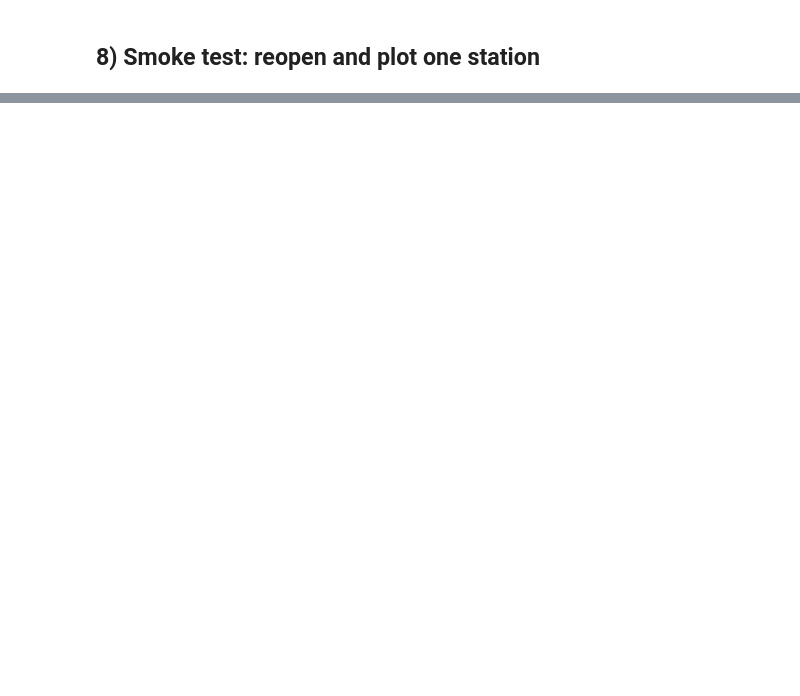
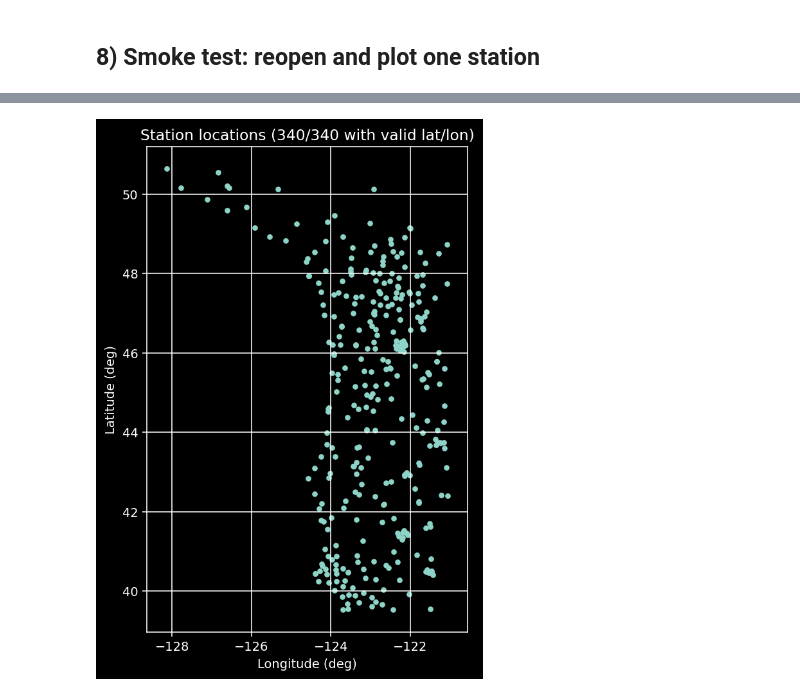
Before and after one commit to cascadiaquakes/GNSS-data-preprocessing, a Jupyter notebook: gnss_SOPAC_eda_xarray.ipynb, the cells around one changed output, grey strips where cells are left out. Cells and saved outputs as stored; diff of their text form; code cells hidden in the pictures; blank space fills up the shorter version.

```diff
--- a/gnss_SOPAC_eda_xarray.ipynb
+++ b/gnss_SOPAC_eda_xarray.ipynb
@@ -449,0 +449,30 @@ plt.show()
+# %%
+# --- grab station coords ---
+lon = ds["lon"].values
+lat = ds["lat"].values
+
+mask = np.isfinite(lon) & np.isfinite(lat)
+n_total = lon.size
+n_ok = int(mask.sum())
+
+# --- plot ---
+plt.figure(figsize=(9, 7))
+plt.scatter(lon[mask], lat[mask], s=12)  # (no explicit color per your style rule)
+plt.xlabel("Longitude (deg)")
+plt.ylabel("Latitude (deg)")
+plt.title(f"Station locations ({n_ok}/{n_total} with valid lat/lon)")
+plt.grid(True)
+plt.gca().set_aspect("equal", adjustable="box")
+
+# nice bounds with padding
+if n_ok > 0:
+    xmin, xmax = np.nanmin(lon[mask]), np.nanmax(lon[mask])
+    ymin, ymax = np.nanmin(lat[mask]), np.nanmax(lat[mask])
+    pad_x = max(0.5, 0.05 * (xmax - xmin))
+    pad_y = max(0.5, 0.05 * (ymax - ymin))
+    plt.xlim(xmin - pad_x, xmax + pad_x)
+    plt.ylim(ymin - pad_y, ymax + pad_y)
+
+plt.show()
+# %% [output]
+[figure, added]
```
Also changed, not shown: parts of 23 cells of this notebook, 2 other files.
